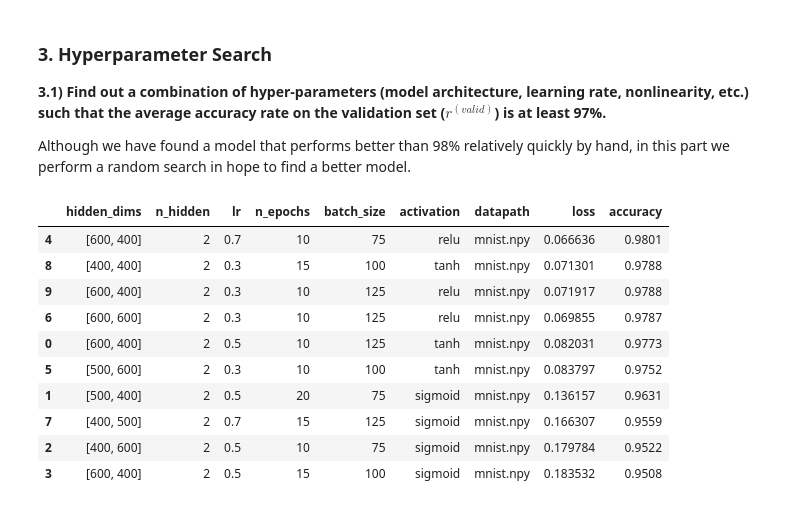
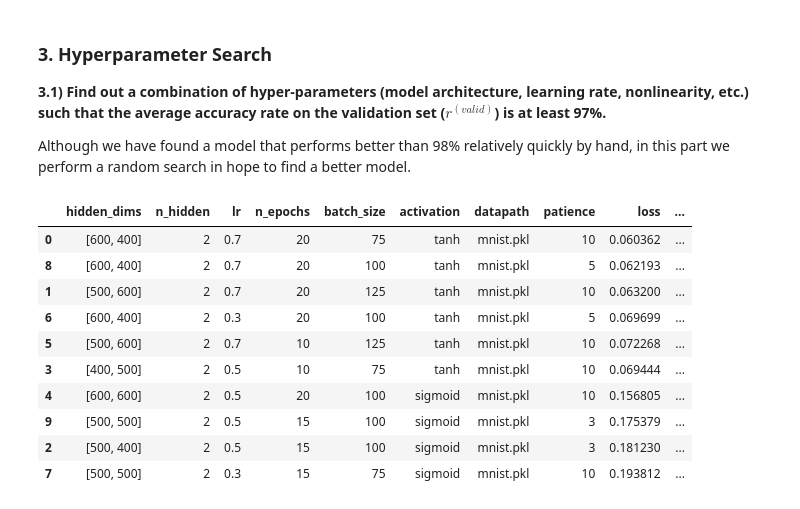
Before and after one commit to ai404/ift6135_assignment1, a Jupyter notebook: assignment1.ipynb, the cells around one changed output. Cells and saved outputs as stored; diff of their text form; code cells hidden in the pictures.

```diff
--- a/assignment1.ipynb
+++ b/assignment1.ipynb
@@ -539,14 +547,16 @@ class RandomSearch:
                 #print(f"{it}","-".join(map(lambda x: str(x),selected_params.items())))
                 instance_model = self.model(seed = self.seed,**selected_params)
                 acc, loss = instance_model.train(show_graph=False,save_model=False)
-                id_best = np.argmin(loss["validation loss"])
+                id_best = np.argmax(acc["validation accuracy"])
+                results.append((selected_params,
+                                loss["validation loss"][id_best],
+                                acc["validation accuracy"][id_best],
+                                instance_model.earlyStopped))
 
-                results.append((selected_params, loss["validation loss"][id_best], acc["validation accuracy"][id_best]))
-
-                if best_acc is None or best_loss> loss["validation loss"][id_best]:
+                #if best_acc is None or best_loss> loss["validation loss"][id_best]:
                     #print(f"Found a better model: Accuracy from {best_acc} to {acc['validation accuracy'][id_best]}")
-                    best_loss = loss["validation loss"][id_best]
-                    best_acc  = acc["validation accuracy"][id_best]
+                    #best_loss = loss["validation loss"][id_best]
+                    #best_acc  = acc["validation accuracy"][id_best]
                 #print(f'Model {it+1}, accuracy {acc["validation accuracy"][id_best]:.5f}, loss {loss["validation loss"][id_best]:.5f}, Best Model: acc {best_acc:.5f}, loss {best_loss:.5f}')
             except KeyboardInterrupt:
                 break
@@ -577,44 +587,47 @@ class RandomSearch:
 # %%
 from collections import defaultdict
 import pandas as pd
 
 grid_params = {
     "hidden_dims":[400,500,600],
     "n_hidden":2,
     "lr":[.3,.5,.7],
     "n_epochs":[10,15,20],
     "batch_size":[75,100,125],
     "activation":["tanh","sigmoid","relu"],
-    "datapath":"mnist.npy",
+    "datapath":"mnist.pkl",
+    "patience":[3,5,10]
 }
 
 rd_search = RandomSearch(
     model = NN,
     params = grid_params,
-    n_itters = 10
+    n_itters = 10,
+    seed = 42
 )
 
 experiments = rd_search.run()
 
 output = defaultdict(list)
 for obs in experiments:
     for key,val in obs[0].items():
         output[key].append(val)
     output["loss"].append(obs[1])
     output["accuracy"].append(obs[2])
+    output["train_complete"].append(obs[3])
 
 sorted_output= pd.DataFrame(output)
 sorted_output.sort_values(by="accuracy",ascending=False)
 # %% [output]
-|  | hidden_dims | n_hidden | lr | n_epochs | batch_size | activation | datapath | loss | accuracy |
-| 4 | [600, 400] | 2 | 0.7 | 10 | 75 | relu | mnist.npy | 0.066636 | 0.9801 |
-| 8 | [400, 400] | 2 | 0.3 | 15 | 100 | tanh | mnist.npy | 0.071301 | 0.9788 |
-| 9 | [600, 400] | 2 | 0.3 | 10 | 125 | relu | mnist.npy | 0.071917 | 0.9788 |
-| 6 | [600, 600] | 2 | 0.3 | 10 | 125 | relu | mnist.npy | 0.069855 | 0.9787 |
-| 0 | [600, 400] | 2 | 0.5 | 10 | 125 | tanh | mnist.npy | 0.082031 | 0.9773 |
-| 5 | [500, 600] | 2 | 0.3 | 10 | 100 | tanh | mnist.npy | 0.083797 | 0.9752 |
-| 1 | [500, 400] | 2 | 0.5 | 20 | 75 | sigmoid | mnist.npy | 0.136157 | 0.9631 |
-| 7 | [400, 500] | 2 | 0.7 | 15 | 125 | sigmoid | mnist.npy | 0.166307 | 0.9559 |
-| 2 | [400, 600] | 2 | 0.5 | 10 | 75 | sigmoid | mnist.npy | 0.179784 | 0.9522 |
-| 3 | [600, 400] | 2 | 0.5 | 15 | 100 | sigmoid | mnist.npy | 0.183532 | 0.9508 |
+|  | hidden_dims | n_hidden | lr | n_epochs | batch_size | activation | datapath | patience | loss | ... |
+| 0 | [600, 400] | 2 | 0.7 | 20 | 75 | tanh | mnist.pkl | 10 | 0.060362 | ... |
+| 8 | [600, 400] | 2 | 0.7 | 20 | 100 | tanh | mnist.pkl | 5 | 0.062193 | ... |
+| 1 | [500, 600] | 2 | 0.7 | 20 | 125 | tanh | mnist.pkl | 10 | 0.063200 | ... |
+| 6 | [600, 400] | 2 | 0.3 | 20 | 100 | tanh | mnist.pkl | 5 | 0.069699 | ... |
+| 5 | [500, 600] | 2 | 0.7 | 10 | 125 | tanh | mnist.pkl | 10 | 0.072268 | ... |
+| 3 | [400, 500] | 2 | 0.5 | 10 | 75 | tanh | mnist.pkl | 10 | 0.069444 | ... |
+| 4 | [600, 600] | 2 | 0.5 | 20 | 100 | sigmoid | mnist.pkl | 10 | 0.156805 | ... |
+| 9 | [500, 500] | 2 | 0.5 | 15 | 100 | sigmoid | mnist.pkl | 3 | 0.175379 | ... |
+| 2 | [500, 400] | 2 | 0.5 | 15 | 100 | sigmoid | mnist.pkl | 3 | 0.181230 | ... |
+| 7 | [500, 500] | 2 | 0.3 | 15 | 75 | sigmoid | mnist.pkl | 10 | 0.193812 | ... |
 # %% [markdown]
```
Also changed, not shown: parts of 24 cells of this notebook, 1 other file.
